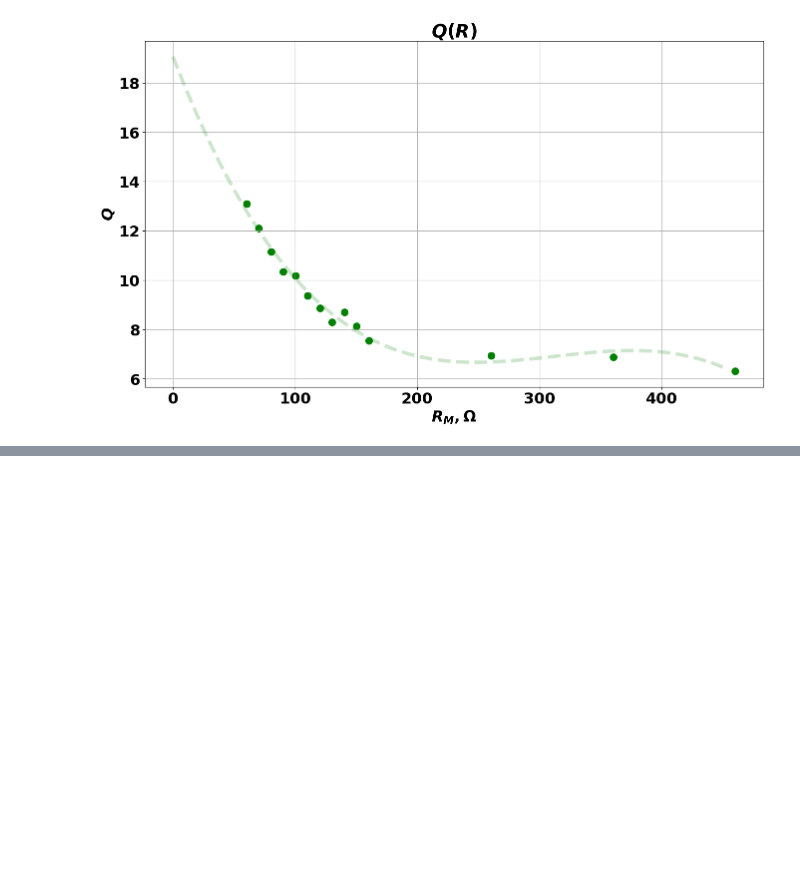
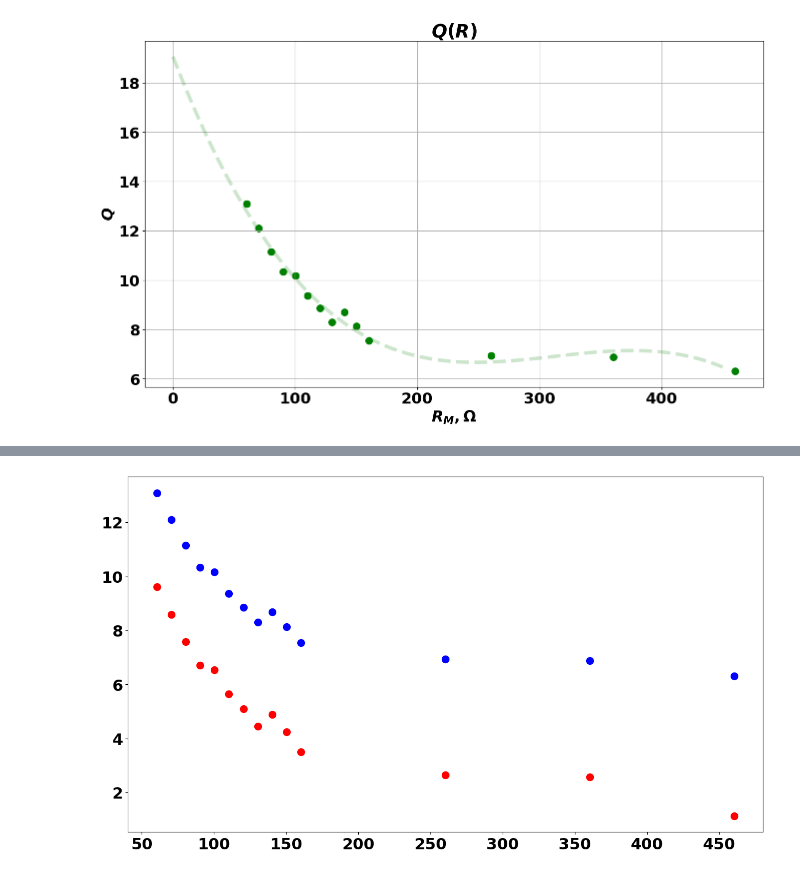
Before and after one commit to currantino/physics-3-10, a Jupyter notebook: 3-10.ipynb, the cells around one changed output, grey strips where cells are left out. Saved outputs shown, nothing was run; the diff lists cells and outputs as text; code cells hidden in the pictures; blank space fills up the shorter version.

```diff
--- a/3-10.ipynb
+++ b/3-10.ipynb
@@ -153,0 +162,2 @@ plt.show()
+# %%
+df['Q2'] = (1 / df.R) * (np.sqrt(df.L / c1))
@@ -153,0 +180,7 @@ plt.show()
+# %%
+plt.figure(figsize=(16,9))
+plt.scatter(df.R, df.Q, c='b', s=100)
+plt.scatter(df.R, df.Q2, c='r', s=100)
+plt.show()
+# %% [output]
+[figure, added]
```
Also changed, not shown: parts of 3 cells of this notebook, 1 other file.
